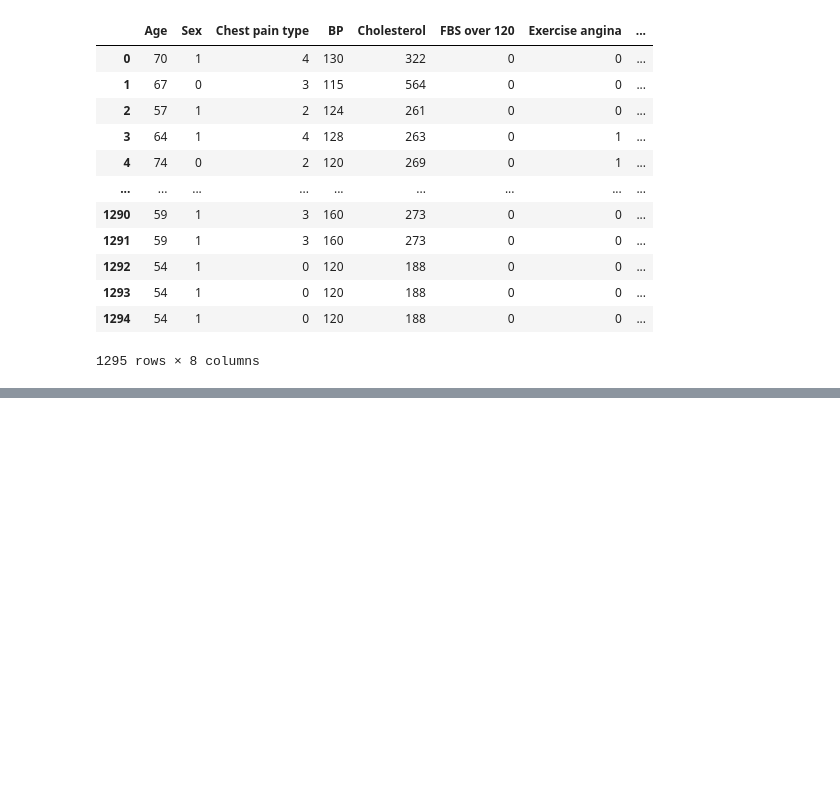
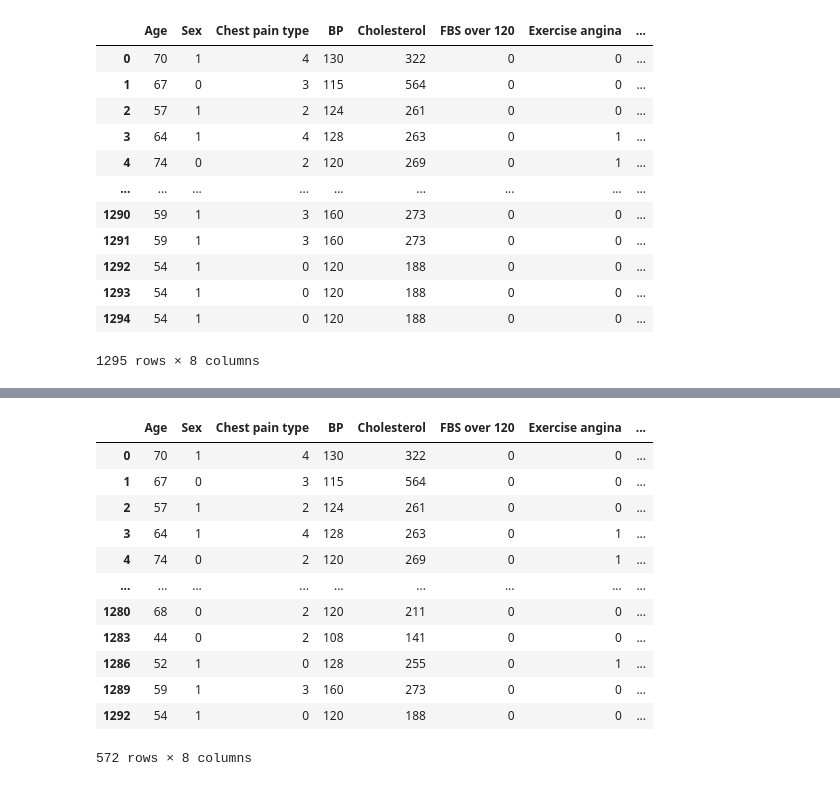
Before and after one commit to Adolfojose/Project-1, a Jupyter notebook: Resources/EDA_HD.ipynb, the cells around one changed output, grey strips where cells are left out. Drawn from its saved outputs; the diff is of its cells as text; code cells hidden in the pictures; blank space fills up the shorter version.

```diff
--- a/Resources/EDA_HD.ipynb
+++ b/Resources/EDA_HD.ipynb
@@ -204,0 +199,20 @@ Number of duplicate rows: 723
+# %%
+# drop duplicate rows
+heart_data_clean = heart_data_dn.drop_duplicates()
+
+# disply df
+heart_data_clean
+# %% [output]
+|  | Age | Sex | Chest pain type | BP | Cholesterol | FBS over 120 | Exercise angina | ... |
+| 0 | 70 | 1 | 4 | 130 | 322 | 0 | 0 | ... |
+| 1 | 67 | 0 | 3 | 115 | 564 | 0 | 0 | ... |
+| 2 | 57 | 1 | 2 | 124 | 261 | 0 | 0 | ... |
+| 3 | 64 | 1 | 4 | 128 | 263 | 0 | 1 | ... |
+| 4 | 74 | 0 | 2 | 120 | 269 | 0 | 1 | ... |
+| ... | ... | ... | ... | ... | ... | ... | ... | ... |
+| 1280 | 68 | 0 | 2 | 120 | 211 | 0 | 0 | ... |
+| 1283 | 44 | 0 | 2 | 108 | 141 | 0 | 0 | ... |
+| 1286 | 52 | 1 | 0 | 128 | 255 | 0 | 1 | ... |
+| 1289 | 59 | 1 | 3 | 160 | 273 | 0 | 0 | ... |
+| 1292 | 54 | 1 | 0 | 120 | 188 | 0 | 0 | ... |
+572 rows × 8 columns
```
Also changed, not shown: parts of 16 cells of this notebook.
